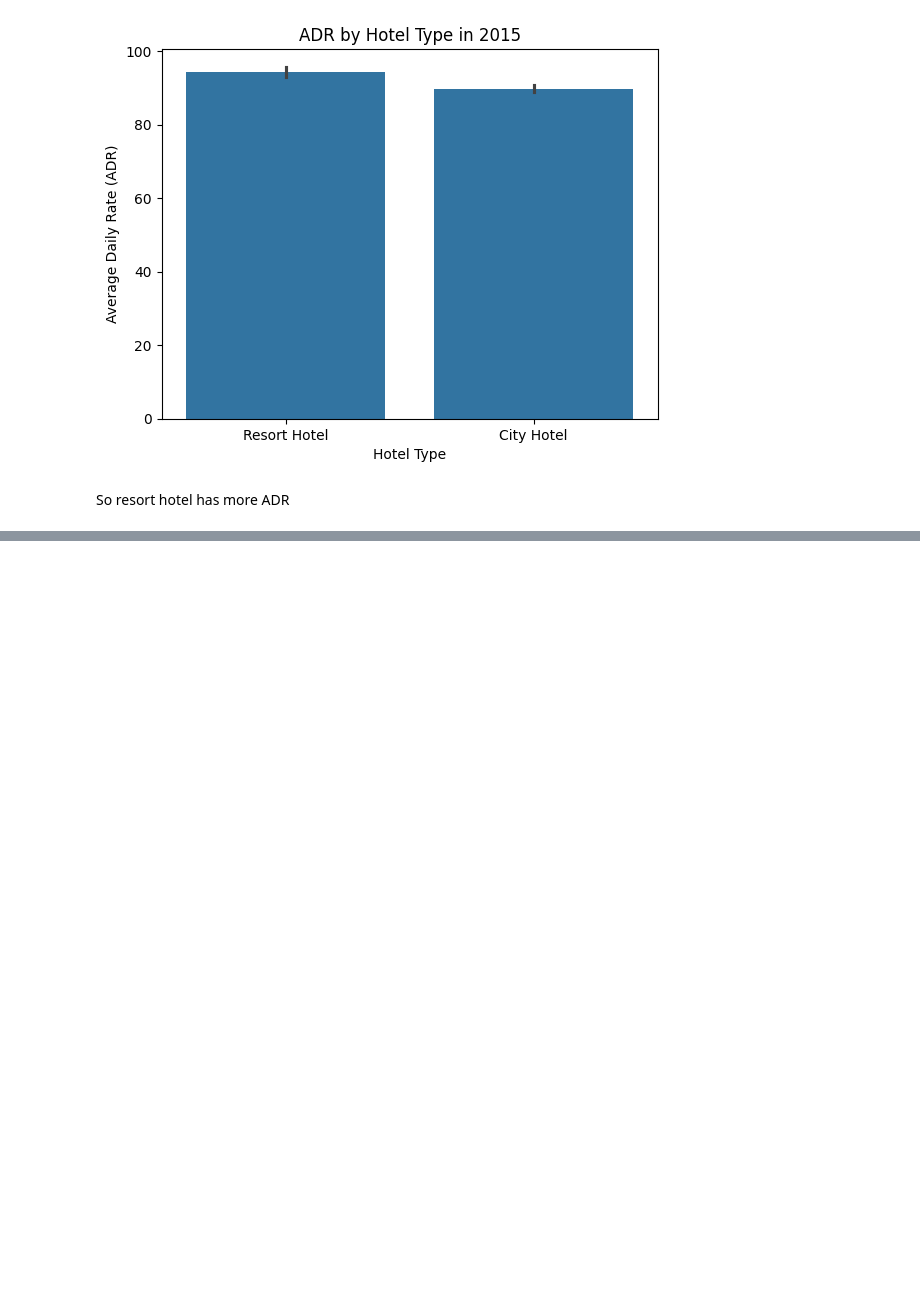
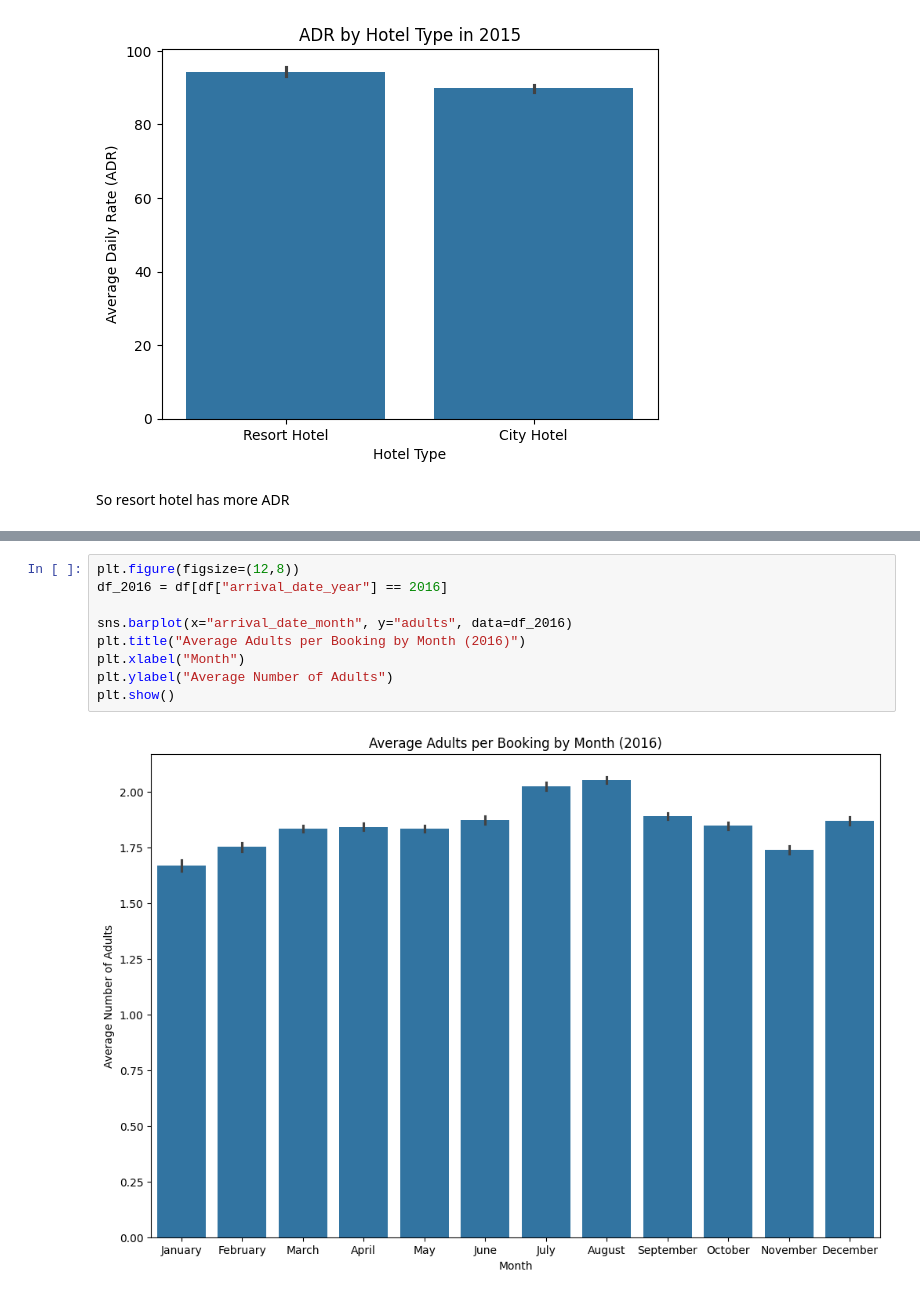
Before and after one commit to mayurimamdi/HotelBookingSystem, a Jupyter notebook: notebooks/01_eda.ipynb, the cells around one changed output, grey strips where cells are left out. Saved outputs shown, nothing was run; the diff lists cells and outputs as text; blank space fills up the shorter version.

```diff
--- a/notebooks/01_eda.ipynb
+++ b/notebooks/01_eda.ipynb
@@ -469,0 +521,11 @@ So resort hotel has more ADR
+# %%
+plt.figure(figsize=(12,8))
+df_2016 = df[df["arrival_date_year"] == 2016]
+
+sns.barplot(x="arrival_date_month", y="adults", data=df_2016)
+plt.title("Average Adults per Booking by Month (2016)")
+plt.xlabel("Month")
+plt.ylabel("Average Number of Adults")
+plt.show()
+# %% [output]
+[figure, added]
```
Also changed, not shown: parts of 21 cells of this notebook, 3 other files.
